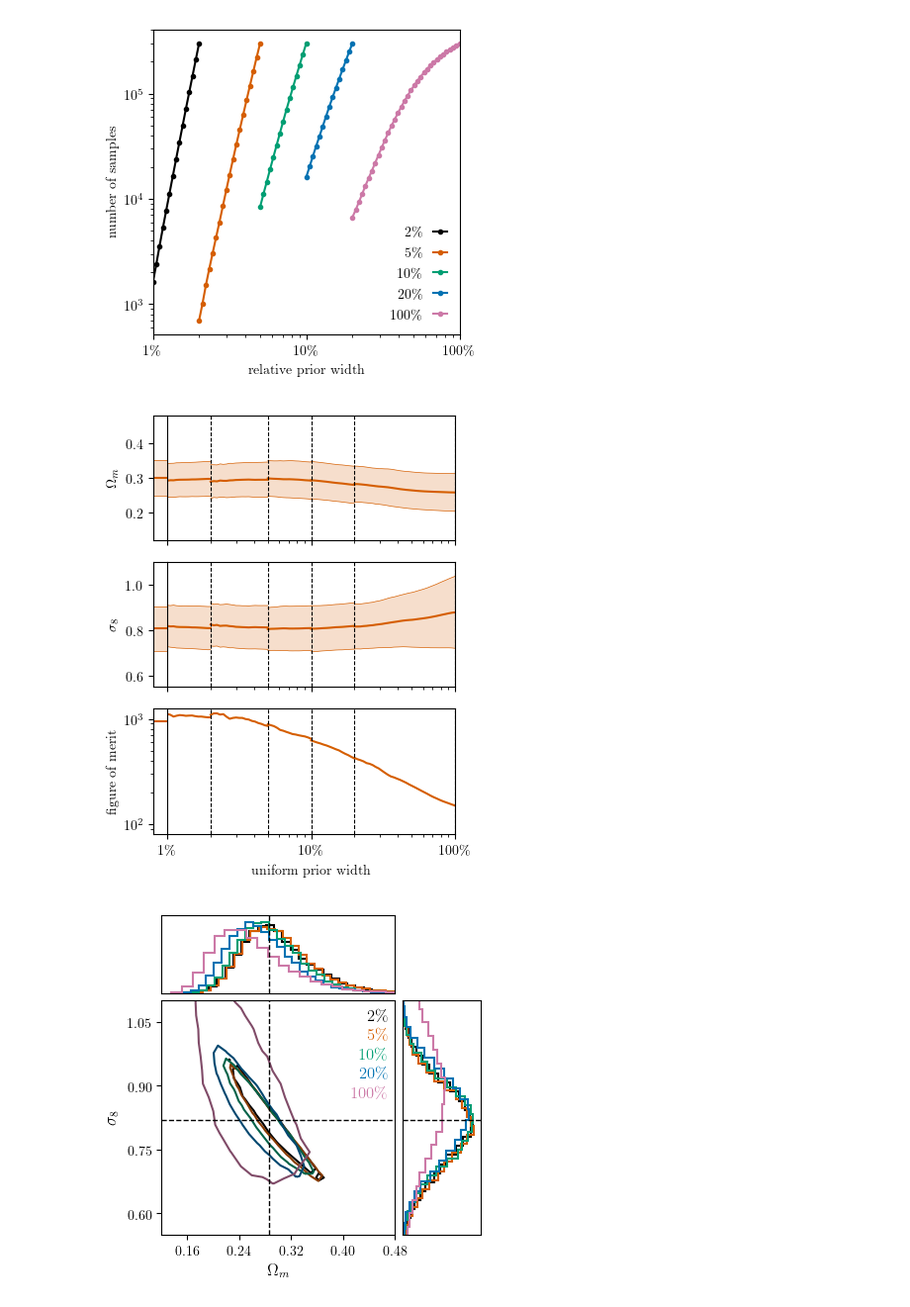
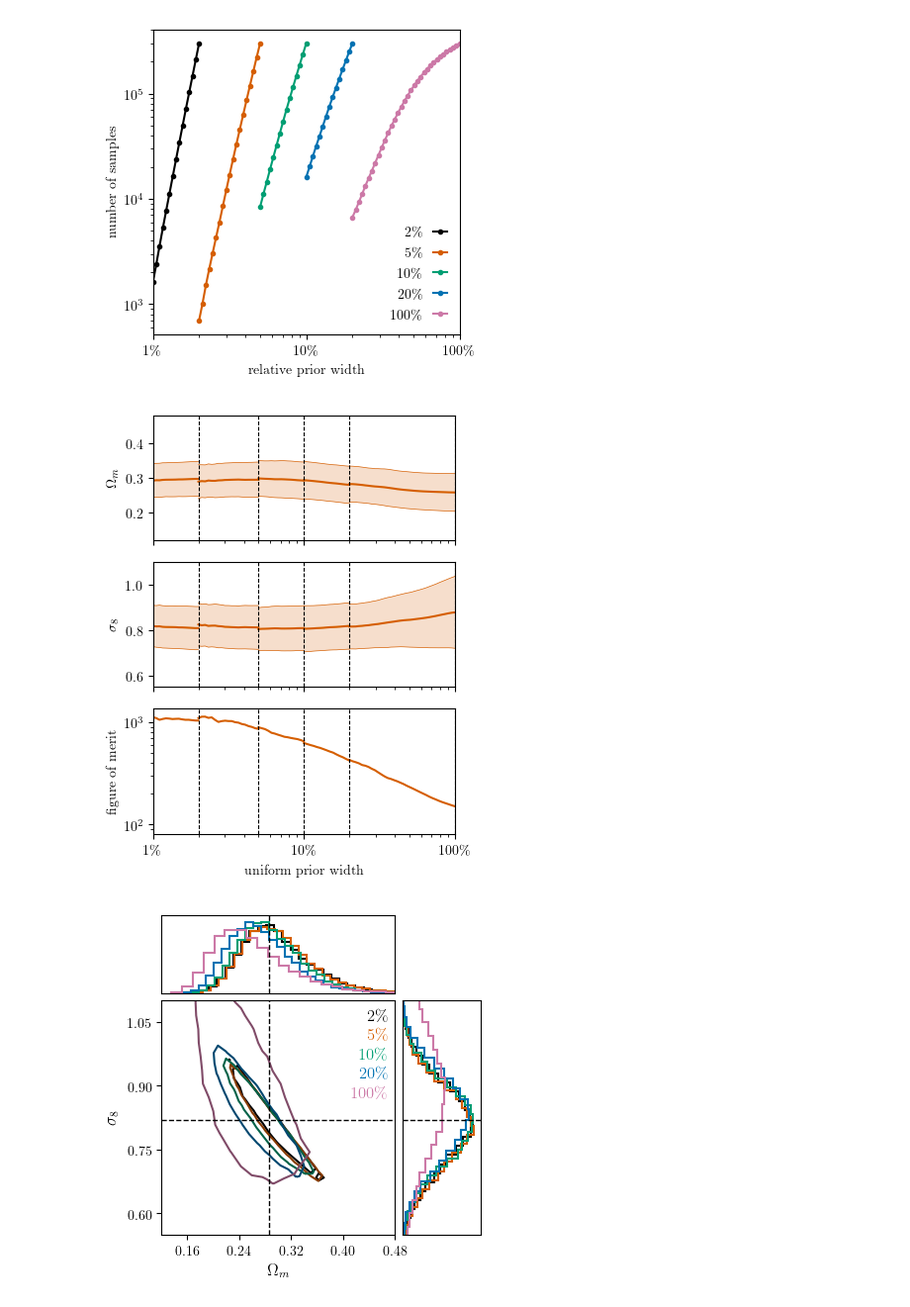
Before and after one commit to cosmiclens/arXiv-2003.11558, a Jupyter notebook: notebook.ipynb, the cells around one changed output. Shown at 99% size. Saved outputs shown, nothing was run; the diff lists cells and outputs as text; code cells hidden in the pictures.

Commit message:
clear up plot

```diff
--- a/notebook.ipynb
+++ b/notebook.ipynb
@@ -1033,58 +1033,44 @@ for cov in priors_cov:
 
     priors_fom.append(np.asarray(fom))
 # %%
-fig, ax = plt.subplots(3, 2, sharex='col', sharey='row', figsize=(4, 5),
-                       gridspec_kw={'width_ratios': [1, 20]})
+fig, ax = plt.subplots(3, 1, sharex='col', sharey='row', figsize=(4, 5))
 
 for i, (p, a) in enumerate(zip(cosmo_param, ax)):
     for w, m, s in zip(priors_width, priors_mus, priors_std):
-        a[1].fill_between(w, m[:, i]-s[:, i], m[:, i]+s[:, i],
+        a.fill_between(w, m[:, i]-s[:, i], m[:, i]+s[:, i],
                           facecolor=CC[1], alpha=0.2)
-        a[1].plot(w, m[:, i]-s[:, i], c=CC[1], lw=0.5)
-        a[1].plot(w, m[:, i]+s[:, i], c=CC[1], lw=0.5)
-        a[1].plot(w, m[:, i], c=CC[1], lw=1.5)
+        a.plot(w, m[:, i]-s[:, i], c=CC[1], lw=0.5)
+        a.plot(w, m[:, i]+s[:, i], c=CC[1], lw=0.5)
+        a.plot(w, m[:, i], c=CC[1], lw=1.5)
 
 for w, f in zip(priors_width, priors_fom):
-    ax[-1,1].plot(w, f, c=CC[1], ls='-', lw=1.5)
+    ax[-1].plot(w, f, c=CC[1], ls='-', lw=1.5)
 
 for l, a in zip(cosmo_param + ['figure of merit'], ax):
-    a[0].set_ylabel(l)
+    a.set_ylabel(l)
 
 for f, a in zip(cosmo_fixed, ax):
-    if f[1] is not None:
-        a[0].fill_between([0, 1], [f[0]-f[1]]*2, [f[0]+f[1]]*2,
-                          facecolor=CC[1], alpha=0.2)
-        a[0].plot([0, 1], [f[0]-f[1]]*2, c=CC[1], lw=0.5)
-        a[0].plot([0, 1], [f[0]+f[1]]*2, c=CC[1], lw=0.5)
+    for b in priors_edges[1:]:
+        a.axvline(b, c='k', lw=0.8, ls=(0, (3.5, 1.5)))
 
-    for b in priors_edges[1:]:
-        a[1].axvline(b, c='k', lw=0.8, ls=(0, (3.5, 1.5)))
+ax[-1].loglog()
+ax[-1].set_xlim(1, 100)
+ax[-1].set_xticks([1, 10, 100])
+ax[-1].set_xticklabels([r'1\%', r'10\%', r'100\%'])
+ax[-1].set_xlabel('uniform prior width')
 
-    a[0].plot([0, 1], [f[0]]*2, c=CC[1], ls='-', lw=1.5)
-
-    a[0].spines['right'].set_visible(False)
-    a[1].tick_params(which='both', left=False)
-
-ax[-1,1].loglog()
-ax[-1,0].set_xlim(-0, 1)
-ax[-1,0].set_xticks([])
-ax[-1,1].set_xlim(1, 100)
-ax[-1,1].set_xticks([1, 10, 100])
-ax[-1,1].set_xticklabels([r'1\%', r'10\%', r'100\%'])
-ax[-1,1].set_xlabel('uniform prior width')
-
-ax[0,0].set_ylim(0.12, 0.48)
-ax[1,0].set_ylim(0.55, 1.10)
-ax[2,0].set_ylim(0.81e2, 1.25e3)
+ax[0].set_ylim(0.12, 0.48)
+ax[1].set_ylim(0.55, 1.10)
+ax[2].set_ylim(0.81e2, 1.35e3)
 
 fig.tight_layout()
 fig.subplots_adjust(wspace=0)
 
 fig.savefig('plots/priors.pdf')
 
 plt.show()
 # %% [output]
-[figure, old version]
+[figure, new version]
 # %%
 chains = ChainConsumer()
 
```
